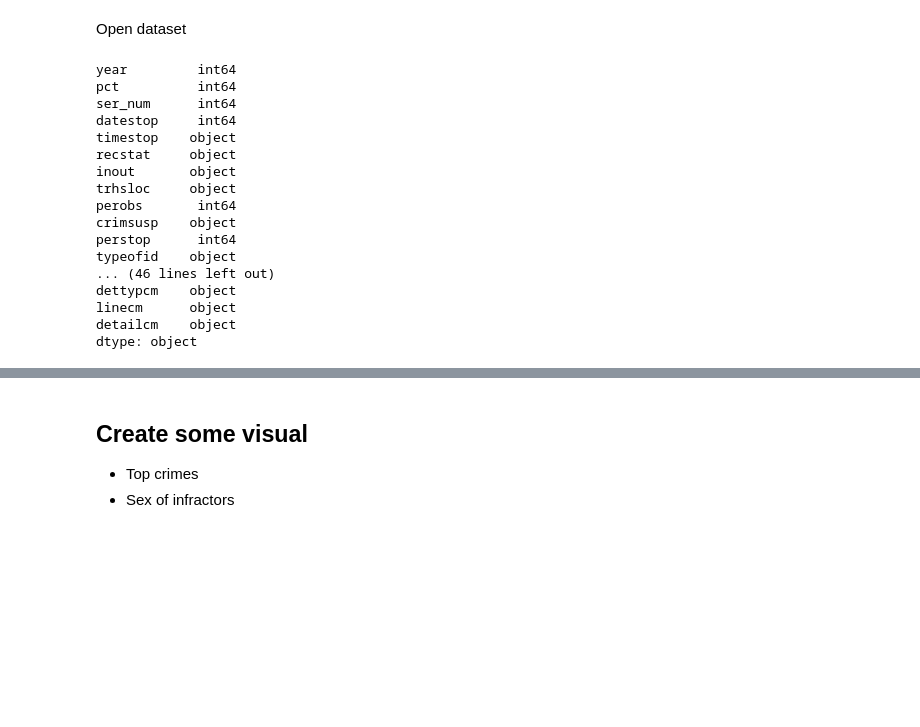
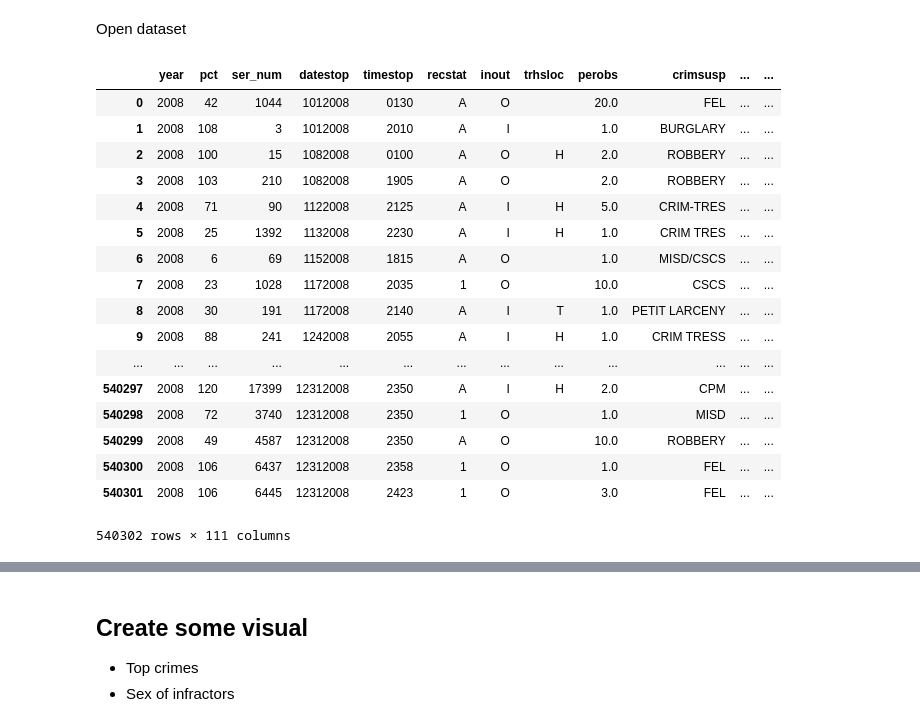
Before and after one commit to jdelos/dsdevdays, a Jupyter notebook: Developpers Day Data Science.ipynb, the cells around one changed output, grey strips where cells are left out. Cells and saved outputs as stored; diff of their text form; code cells hidden in the pictures; blank space fills up the shorter version.

Commit message:
Added SFC data exploration

```diff
--- a/Developpers Day Data Science.ipynb
+++ b/Developpers Day Data Science.ipynb
@@ -7,23 +7,25 @@ import pandas as pd
 # %% [markdown]
 Open dataset
 # %%
-df = pd.read_csv('./data/2003.csv',low_memory=False)
+df = pd.read_csv('./data/nypd.data/2008.csv',low_memory=False)
 df.dtypes
+df
 # %% [output]
+|  | year | pct | ser_num | datestop | timestop | recstat | inout | trhsloc | perobs | crimsusp | ... | ... |
+| 0 | 2008 | 42 | 1044 | 1012008 | 0130 | A | O |  | 20.0 | FEL | ... | ... |
+| 1 | 2008 | 108 | 3 | 1012008 | 2010 | A | I |  | 1.0 | BURGLARY | ... | ... |
+| 2 | 2008 | 100 | 15 | 1082008 | 0100 | A | O | H | 2.0 | ROBBERY | ... | ... |
+| 3 | 2008 | 103 | 210 | 1082008 | 1905 | A | O |  | 2.0 | ROBBERY | ... | ... |
+| 4 | 2008 | 71 | 90 | 1122008 | 2125 | A | I | H | 5.0 | CRIM-TRES | ... | ... |
+| 5 | 2008 | 25 | 1392 | 1132008 | 2230 | A | I | H | 1.0 | CRIM TRES | ... | ... |
+| 6 | 2008 | 6 | 69 | 1152008 | 1815 | A | O |  | 1.0 | MISD/CSCS | ... | ... |
+| 7 | 2008 | 23 | 1028 | 1172008 | 2035 | 1 | O |  | 10.0 | CSCS | ... | ... |
+| 8 | 2008 | 30 | 191 | 1172008 | 2140 | A | I | T | 1.0 | PETIT LARCENY | ... | ... |
+| 9 | 2008 | 88 | 241 | 1242008 | 2055 | A | I | H | 1.0 | CRIM TRESS | ... | ... |
+| ... | ... | ... | ... | ... | ... | ... | ... | ... | ... | ... | ... | ... |
+| 540297 | 2008 | 120 | 17399 | 12312008 | 2350 | A | I | H | 2.0 | CPM | ... | ... |
+| 540298 | 2008 | 72 | 3740 | 12312008 | 2350 | 1 | O |  | 1.0 | MISD | ... | ... |
+| 540299 | 2008 | 49 | 4587 | 12312008 | 2350 | A | O |  | 10.0 | ROBBERY | ... | ... |
+| 540300 | 2008 | 106 | 6437 | 12312008 | 2358 | 1 | O |  | 1.0 | FEL | ... | ... |
+| 540301 | 2008 | 106 | 6445 | 12312008 | 2423 | 1 | O |  | 3.0 | FEL | ... | ... |
-year         int64
-pct          int64
-ser_num      int64
-datestop     int64
-timestop    object
-recstat     object
-inout       object
-trhsloc     object
-perobs       int64
-crimsusp    object
-perstop      int64
-typeofid    object
-... (46 lines left out)
-dettypcm    object
-linecm      object
-detailcm    object
-dtype: object
+540302 rows × 111 columns
```
Also changed, not shown: parts of 3 cells of this notebook.
